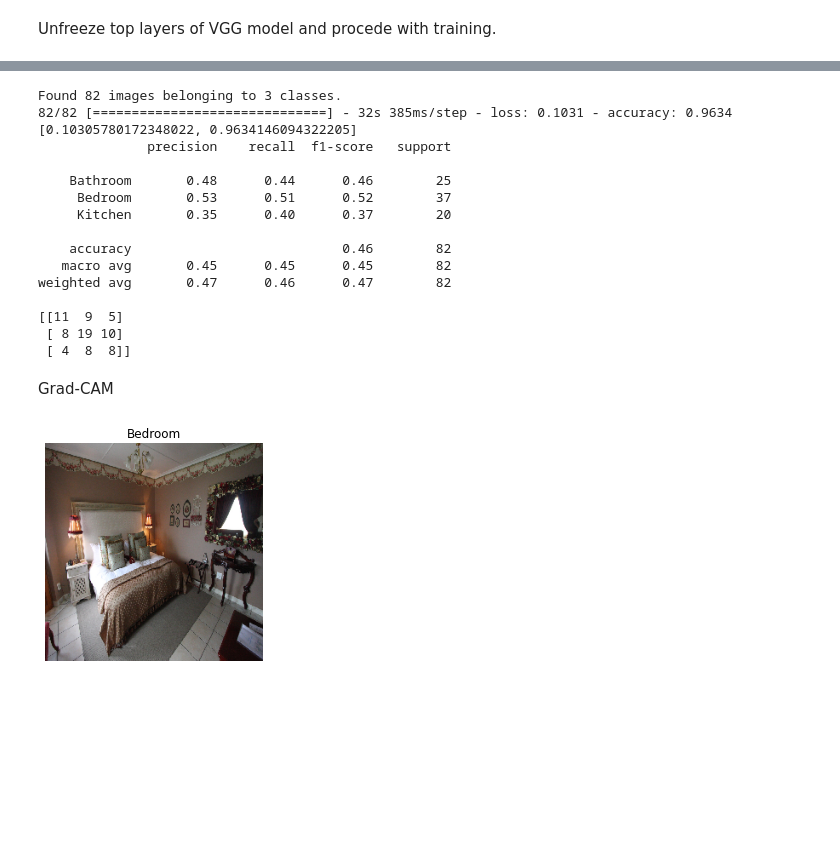
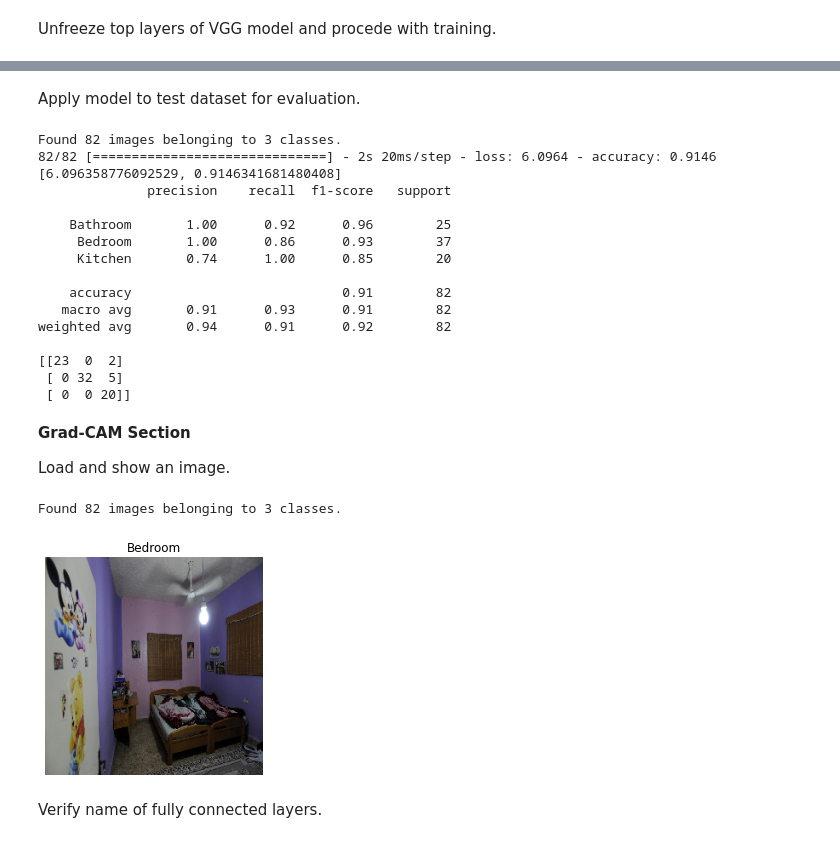
Before and after one commit to helenaMontenegro/SSIM-20-21, a Jupyter notebook: classification_gradcam.ipynb, the cells around one changed output, grey strips where cells are left out. Saved outputs shown, nothing was run; the diff lists cells and outputs as text; code cells hidden in the pictures; blank space fills up the shorter version.

Commit message:
Fix classification model

```diff
--- a/classification_gradcam.ipynb
+++ b/classification_gradcam.ipynb
@@ -242,14 +253,16 @@ plt.show()
+# %% [markdown]
+Apply model to test dataset for evaluation.
 # %%
-tsdata = ImageDataGenerator(rescale=(1./255))
+tsdata = ImageDataGenerator(preprocessing_function=preprocess_input)
 test_generator = tsdata.flow_from_directory(
   directory="/content/Dataset/test",
   target_size=(256, 256),
-  shuffle=True,
+  shuffle=False,
   batch_size=1,
   seed=42
 )
 
-model = load_model('vgg_053.h5')
+model = load_model('vgg_035.h5')
 
 results = model.evaluate(test_generator)
 print(results)
@@ -260,45 +273,51 @@ print(classification_report(test_generator.classes, predictions,
 print(confusion_matrix(test_generator.classes, predictions))
 # %% [output]
 Found 82 images belonging to 3 classes.
-82/82 [==============================] - 32s 385ms/step - loss: 0.1031 - accuracy: 0.9634
-[0.10305780172348022, 0.9634146094322205]
+82/82 [==============================] - 2s 20ms/step - loss: 6.0964 - accuracy: 0.9146
+[6.096358776092529, 0.9146341681480408]
               precision    recall  f1-score   support
 
-    Bathroom       0.48      0.44      0.46        25
-     Bedroom       0.53      0.51      0.52        37
-     Kitchen       0.35      0.40      0.37        20
+    Bathroom       1.00      0.92      0.96        25
+     Bedroom       1.00      0.86      0.93        37
+     Kitchen       0.74      1.00      0.85        20
 
-    accuracy                           0.46        82
-   macro avg       0.45      0.45      0.45        82
-weighted avg       0.47      0.46      0.47        82
+    accuracy                           0.91        82
+   macro avg       0.91      0.93      0.91        82
+weighted avg       0.94      0.91      0.92        82
 
-[[11  9  5]
- [ 8 19 10]
- [ 4  8  8]]
+[[23  0  2]
+ [ 0 32  5]
+ [ 0  0 20]]
-# %% [markdown]
-Grad-CAM
+# %% [markdown]
+**Grad-CAM Section**
+
+Load and show an image.
 # %%
-last_conv_layer_name = "block5_pool"
-classifier_layer_names = [
-    "flatten",
-    "dense",
-    "dropout",
-    "dense_1"
-]
+tsdata = ImageDataGenerator(rescale=(1./255))
+test_generator = tsdata.flow_from_directory(
+  directory="/content/Dataset/test",
+  target_size=(256, 256),
+  shuffle=True,
+  batch_size=1,
+  seed=42
+)
 
 def get_label_number(label):
   if label[0] == 1:
     return 0
   elif label[1] == 1:
     return 1
   else:
     return 2
 
 class_dict = test_generator.class_indices
 image, label = test_generator.next()
 for j in range(0, 1):
   plt.imshow(image[j])
   plt.title(list(class_dict.keys())[list(class_dict.values()).index(get_label_number(label[j]))])
   plt.axis("off")
 # %% [output]
+Found 82 images belonging to 3 classes.
-[figure, old version]
+[figure, new version]
+# %% [markdown]
+Verify name of fully connected layers.
```
Also changed, not shown: parts of 16 cells of this notebook.
